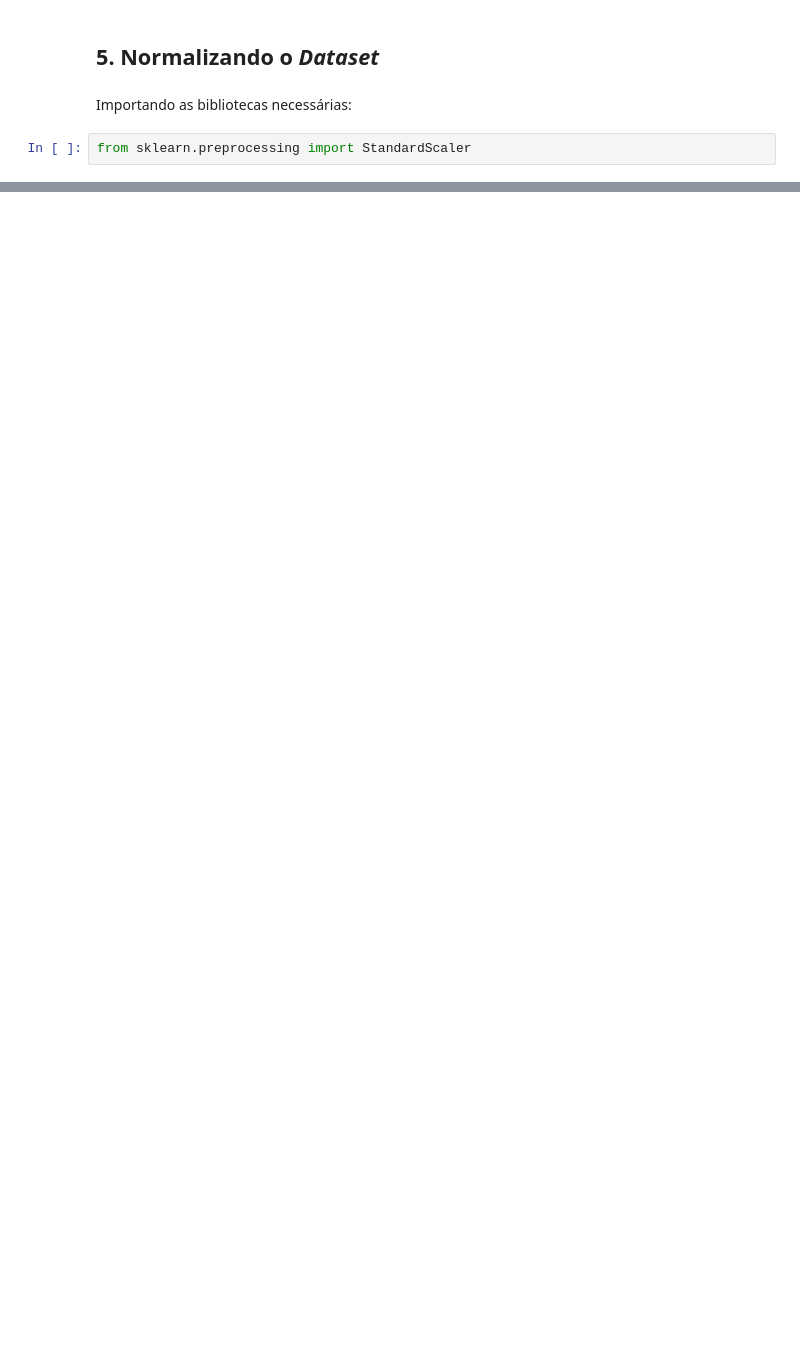
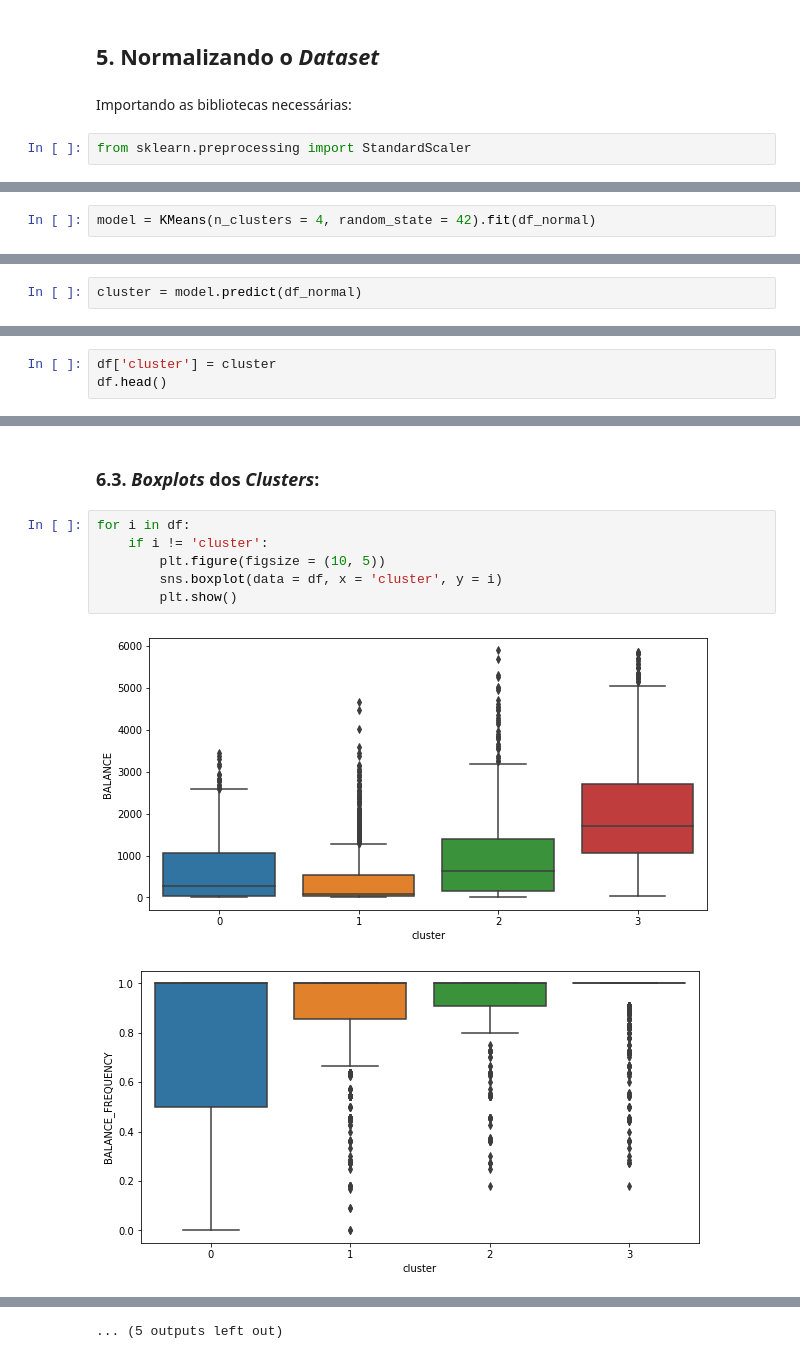
Before and after one commit to arnonvichy/exercicio_kmeans_dadosTabulares, a Jupyter notebook: Exercício - Kmeans - Dados Tabulares.ipynb, the cells around one changed output, grey strips where cells are left out. Drawn from its saved outputs; the diff is of its cells as text; blank space fills up the shorter version.

```diff
--- a/Exercício - Kmeans - Dados Tabulares.ipynb
+++ b/Exercício - Kmeans - Dados Tabulares.ipynb
@@ -249,0 +298,2 @@ from sklearn.preprocessing import StandardScaler
+# %%
+model = KMeans(n_clusters = 4, random_state = 42).fit(df_normal)
@@ -249,0 +302,2 @@ from sklearn.preprocessing import StandardScaler
+# %%
+cluster = model.predict(df_normal)
@@ -249,0 +306,3 @@ from sklearn.preprocessing import StandardScaler
+# %%
+df['cluster'] = cluster
+df.head()
@@ -249,0 +316,11 @@ from sklearn.preprocessing import StandardScaler
+# %% [markdown]
+### 6.3. _Boxplots_ dos _Clusters_:
+# %%
+for i in df:
+    if i != 'cluster':
+        plt.figure(figsize = (10, 5))
+        sns.boxplot(data = df, x = 'cluster', y = i)
+        plt.show()
+# %% [output]
+[figure, added]
+[figure, added]
@@ -249,0 +337 @@ from sklearn.preprocessing import StandardScaler
+... (5 outputs left out)
```
Also changed, not shown: parts of 28 cells of this notebook.
